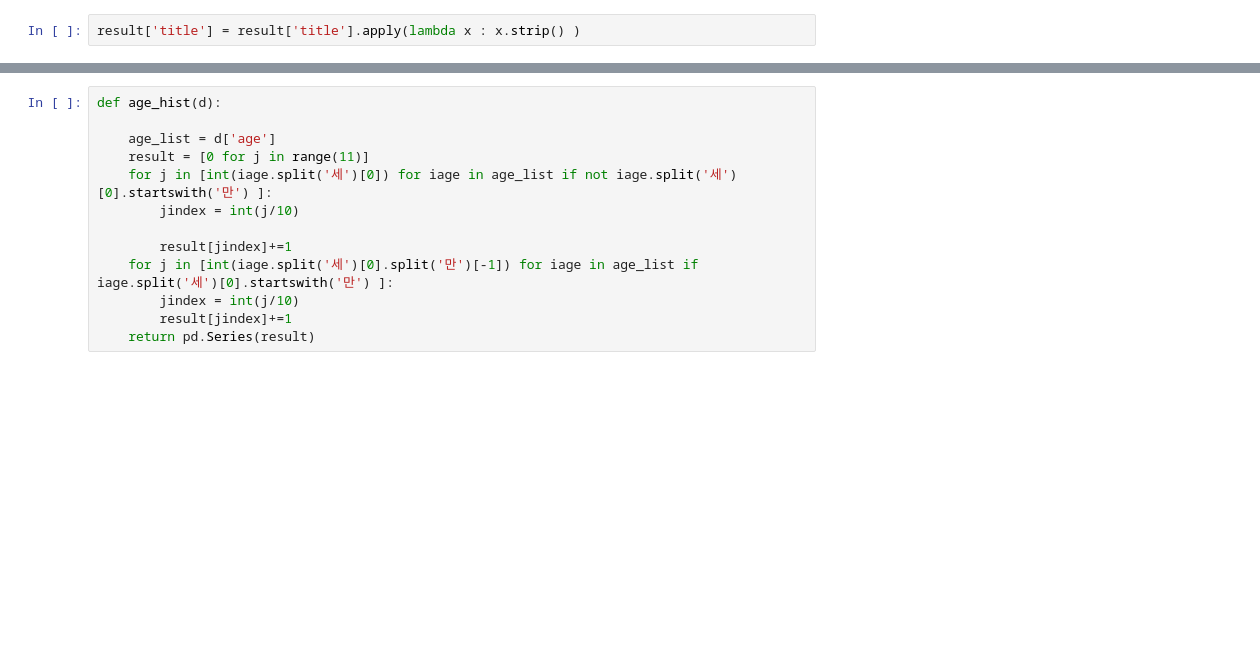
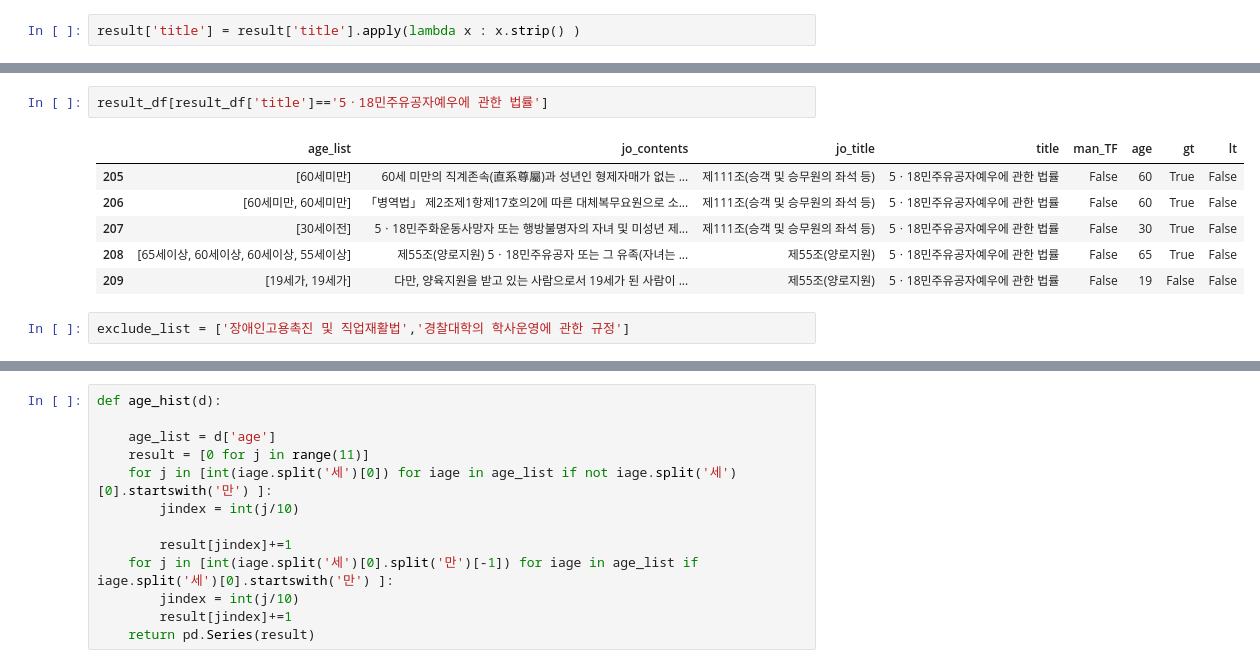
Before and after one commit to dev-Lesser/law-age-preprocess, a Jupyter notebook: 데이터분석.ipynb, the cells around one changed output, grey strips where cells are left out. Cells and saved outputs as stored; diff of their text form; blank space fills up the shorter version.

```diff
--- a/데이터분석.ipynb
+++ b/데이터분석.ipynb
@@ -100,0 +202,11 @@ df
+# %%
+result_df[result_df['title']=='5ㆍ18민주유공자예우에 관한 법률']
+# %% [output]
+|  | age_list | jo_contents | jo_title | title | man_TF | age | gt | lt |
+| 205 | [60세미만] | 60세 미만의 직계존속(直系尊屬)과 성년인 형제자매가 없는 ... | 제111조(승객 및 승무원의 좌석 등) | 5ㆍ18민주유공자예우에 관한 법률 | False | 60 | True | False |
+| 206 | [60세미만, 60세미만] | 「병역법」 제2조제1항제17호의2에 따른 대체복무요원으로 소... | 제111조(승객 및 승무원의 좌석 등) | 5ㆍ18민주유공자예우에 관한 법률 | False | 60 | True | False |
+| 207 | [30세이전] | 5ㆍ18민주화운동사망자 또는 행방불명자의 자녀 및 미성년 제... | 제111조(승객 및 승무원의 좌석 등) | 5ㆍ18민주유공자예우에 관한 법률 | False | 30 | True | False |
+| 208 | [65세이상, 60세이상, 60세이상, 55세이상] | 제55조(양로지원) 5ㆍ18민주유공자 또는 그 유족(자녀는 ... | 제55조(양로지원) | 5ㆍ18민주유공자예우에 관한 법률 | False | 65 | True | False |
+| 209 | [19세가, 19세가] | 다만, 양육지원을 받고 있는 사람으로서 19세가 된 사람이 ... | 제55조(양로지원) | 5ㆍ18민주유공자예우에 관한 법률 | False | 19 | False | False |
+# %%
+exclude_list = ['장애인고용촉진 및 직업재활법','경찰대학의 학사운영에 관한 규정']
```
Also changed, not shown: parts of 43 cells of this notebook, 1 other file.
